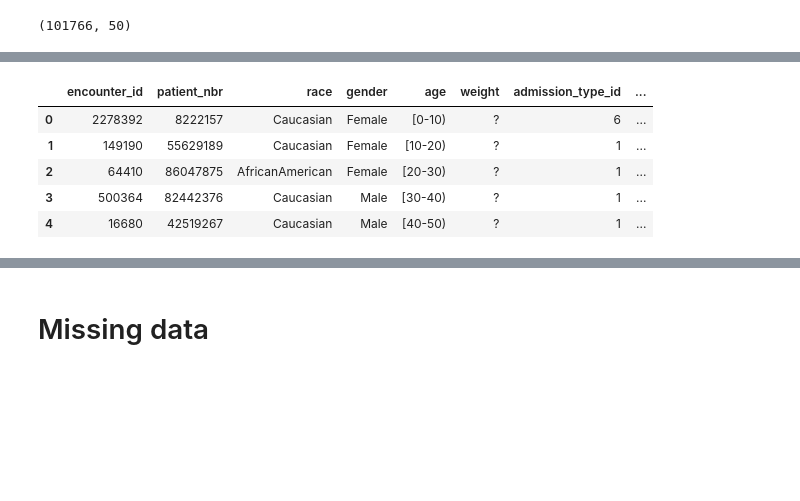
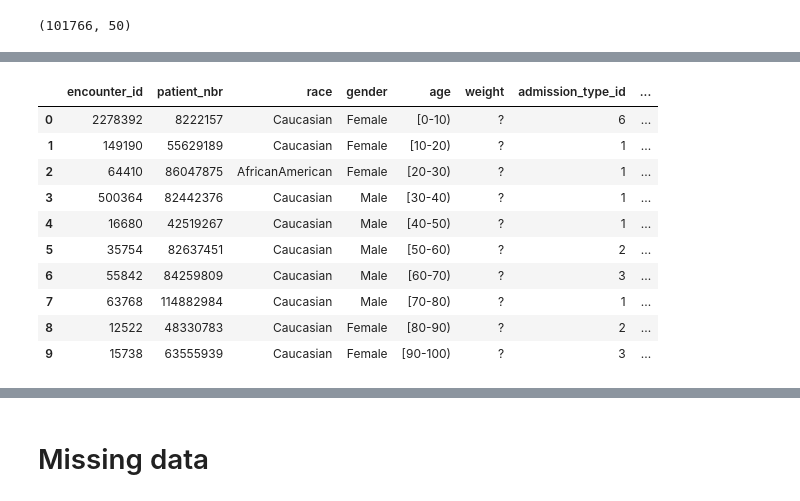
Before and after one commit to ChungHHuang/Capstone_project, a Jupyter notebook: ChungHsuan/Preprocessing.ipynb, the cells around one changed output, grey strips where cells are left out. Drawn from its saved outputs; the diff is of its cells as text; code cells hidden in the pictures; blank space fills up the shorter version.

```diff
--- a/ChungHsuan/Preprocessing.ipynb
+++ b/ChungHsuan/Preprocessing.ipynb
@@ -23,11 +45,16 @@ diab_df.shape
 # %%
-diab_df.head()
+diab_df.head(10)
 # %% [output]
 |  | encounter_id | patient_nbr | race | gender | age | weight | admission_type_id | ... |
 | 0 | 2278392 | 8222157 | Caucasian | Female | [0-10) | ? | 6 | ... |
 | 1 | 149190 | 55629189 | Caucasian | Female | [10-20) | ? | 1 | ... |
 | 2 | 64410 | 86047875 | AfricanAmerican | Female | [20-30) | ? | 1 | ... |
 | 3 | 500364 | 82442376 | Caucasian | Male | [30-40) | ? | 1 | ... |
 | 4 | 16680 | 42519267 | Caucasian | Male | [40-50) | ? | 1 | ... |
+| 5 | 35754 | 82637451 | Caucasian | Male | [50-60) | ? | 2 | ... |
+| 6 | 55842 | 84259809 | Caucasian | Male | [60-70) | ? | 3 | ... |
+| 7 | 63768 | 114882984 | Caucasian | Male | [70-80) | ? | 1 | ... |
+| 8 | 12522 | 48330783 | Caucasian | Female | [80-90) | ? | 2 | ... |
+| 9 | 15738 | 63555939 | Caucasian | Female | [90-100) | ? | 3 | ... |
 # %%
 # Create target column
```
Also changed, not shown: parts of 37 cells of this notebook, 2 other files.
